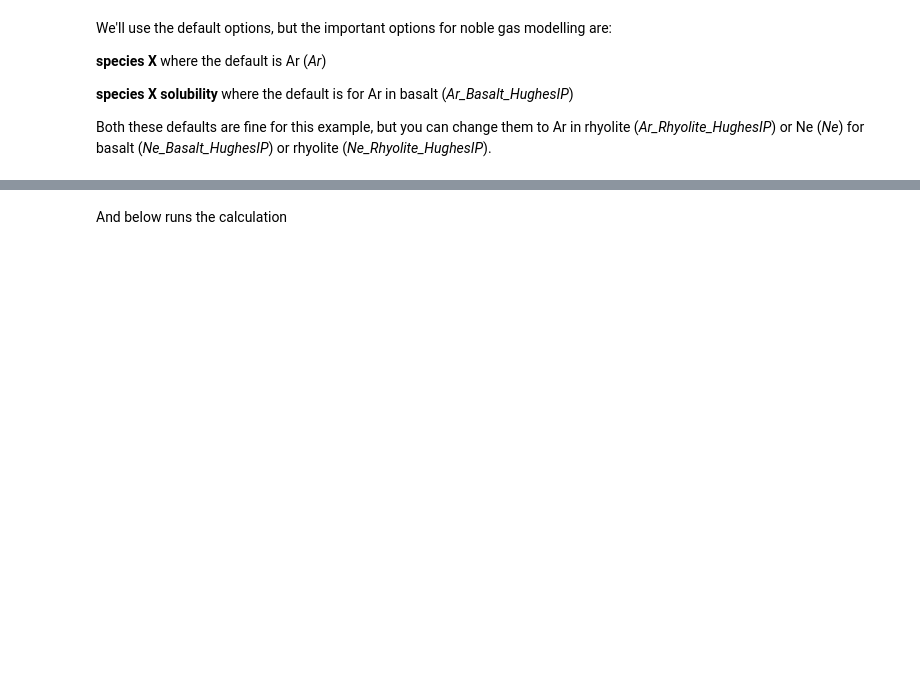
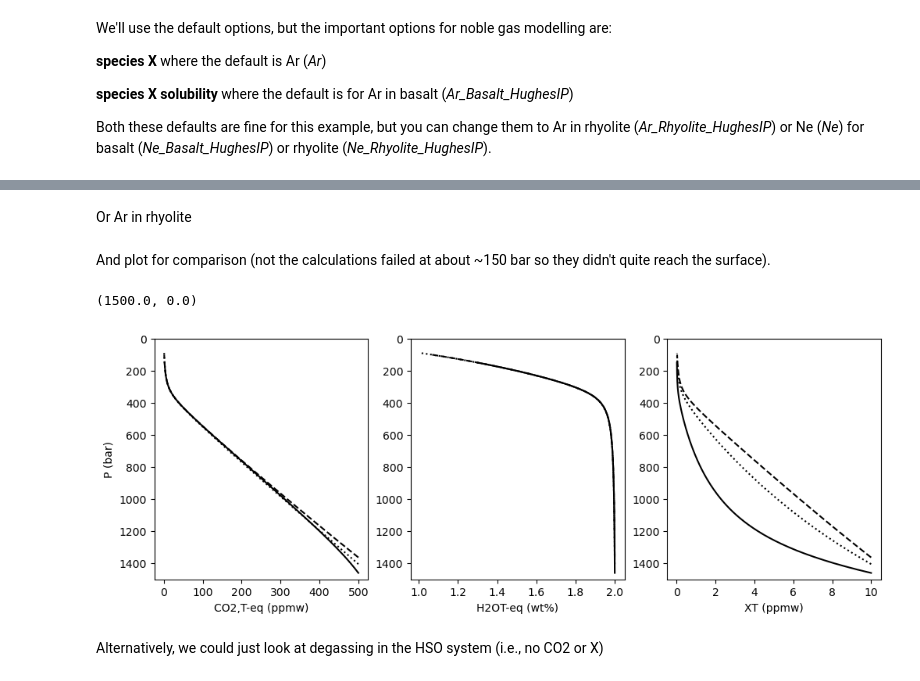
Before and after one commit to eryhughes/VolFe, a Jupyter notebook: docs/Examples/2e. degas_notCHOS.ipynb, the cells around one changed output, grey strips where cells are left out. Saved outputs shown, nothing was run; the diff lists cells and outputs as text; code cells hidden in the pictures; blank space fills up the shorter version.

```diff
--- a/docs/Examples/2e. degas_notCHOS.ipynb
+++ b/docs/Examples/2e. degas_notCHOS.ipynb
@@ -58,0 +57,2 @@ print(vf.default_models)
+# %%
+degas1 = vf.calc_gassing(my_analysis)
@@ -59,8 +61,52 @@ print(vf.default_models)
+# %%
+# choose the options I want - everything else will use the default options
+my_models = [['species X','Ne'],['species X solubility','Ne_Basalt_HughesIP']]
+
+# turn to dataframe with correct column headers and indexes
+my_models = vf.make_df_and_add_model_defaults(my_models)
+
+# run calculation
+degas2 = vf.calc_gassing(my_analysis,models=my_models)
+# %% [markdown]
+Or Ar in rhyolite
 # %%
 # choose the options I want - everything else will use the default options
-my_models = [['print status','yes']]
+my_models = [['species X solubility','Ar_Rhyolite_HughesIP']]
 
 # turn to dataframe with correct column headers and indexes
 my_models = vf.make_df_and_add_model_defaults(my_models)
+
+# run calculation
+degas3 = vf.calc_gassing(my_analysis,models=my_models)
-# %% [markdown]
-And below runs the calculation
+# %% [markdown]
+And plot for comparison (not the calculations failed at about ~150 bar so they didn't quite reach the surface).
+# %%
+fig, (ax1, ax2, ax3) = plt.subplots(1, 3, figsize=(12,4))
+
+data1 = degas1 # Ar in basalt
+data2 = degas2 # Ne in basalt
+data3 = degas3 # Ar in rhyolite
+
+# Plotting results
+ax1.plot(data1['CO2T-eq_ppmw'], data1['P_bar'], '-k')
+ax1.plot(data2['CO2T-eq_ppmw'], data2['P_bar'], ':k')
+ax1.plot(data3['CO2T-eq_ppmw'], data3['P_bar'], '--k')
+ax2.plot(data1['H2OT-eq_wtpc'], data1['P_bar'], '-k')
+ax2.plot(data2['H2OT-eq_wtpc'], data2['P_bar'], ':k')
+ax2.plot(data3['H2OT-eq_wtpc'], data3['P_bar'], '--k')
+ax3.plot(data1['X_ppmw'], data1['P_bar'], '-k')
+ax3.plot(data2['X_ppmw'], data2['P_bar'], ':k')
+ax3.plot(data3['X_ppmw'], data3['P_bar'], '--k')
+
+ax1.set_ylabel('P (bar)')
+ax1.set_xlabel('CO2,T-eq (ppmw)')
+ax2.set_xlabel('H2OT-eq (wt%)')
+ax3.set_xlabel('XT (ppmw)')
+ax1.set_ylim([1500,0])
+ax2.set_ylim([1500,0])
+ax3.set_ylim([1500,0])
+# %% [output]
+(1500.0, 0.0)
+[figure, added]
+# %% [markdown]
+Alternatively, we could just look at degassing in the HSO system (i.e., no CO2 or X)
```
Also changed, not shown: parts of 18 cells of this notebook, 2 other files.
